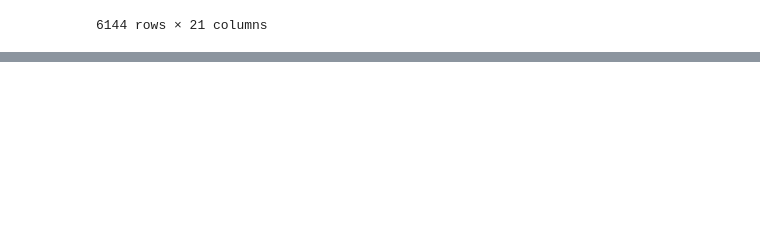
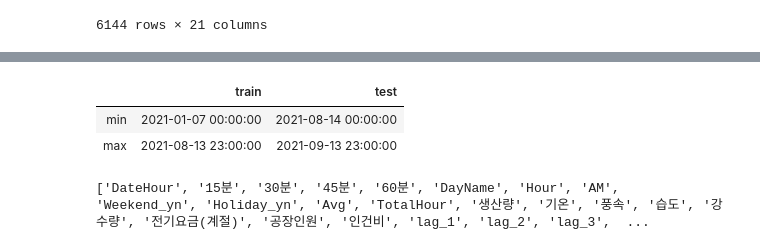
Before and after one commit to sunkusun9/DS_lv3_2607, a Jupyter notebook: sec_ds_lv3_prob3_kaggle.ipynb, the cells around one changed output, grey strips where cells are left out. Drawn from its saved outputs; the diff is of its cells as text; code cells hidden in the pictures; blank space fills up the shorter version.

```diff
--- a/sec_ds_lv3_prob3_kaggle.ipynb
+++ b/sec_ds_lv3_prob3_kaggle.ipynb
@@ -167,0 +189,11 @@ Step 4: 모델 개선 작업을 합니다.
+# %%
+# 분리 방법: 시점 기준 분리
+# 진행 방법: 일단은 간단한 Hold-out 해봅니다.
+pd.concat([
+    df_prob6_train['DateHour'].agg(['min', 'max']).rename('train'),
+    df_prob6_test['DateHour'].agg(['min', 'max']).rename('test')
+], axis=1)
+# %% [output]
+|  | train | test |
+| min | 2021-01-07 00:00:00 | 2021-08-14 00:00:00 |
+| max | 2021-08-13 23:00:00 | 2021-09-13 23:00:00 |
@@ -167,0 +205,5 @@ Step 4: 모델 개선 작업을 합니다.
+# %%
+X_all = df_prob6_test.columns.tolist()
+print(X_all)
+# %% [output]
+['DateHour', '15분', '30분', '45분', '60분', 'DayName', 'Hour', 'AM', 'Weekend_yn', 'Holiday_yn', 'Avg', 'TotalHour', '생산량', '기온', '풍속', '습도', '강수량', '전기요금(계절)', '공장인원', '인건비', 'lag_1', 'lag_2', 'lag_3',  ...
```
Also changed, not shown: parts of 8 cells of this notebook.
